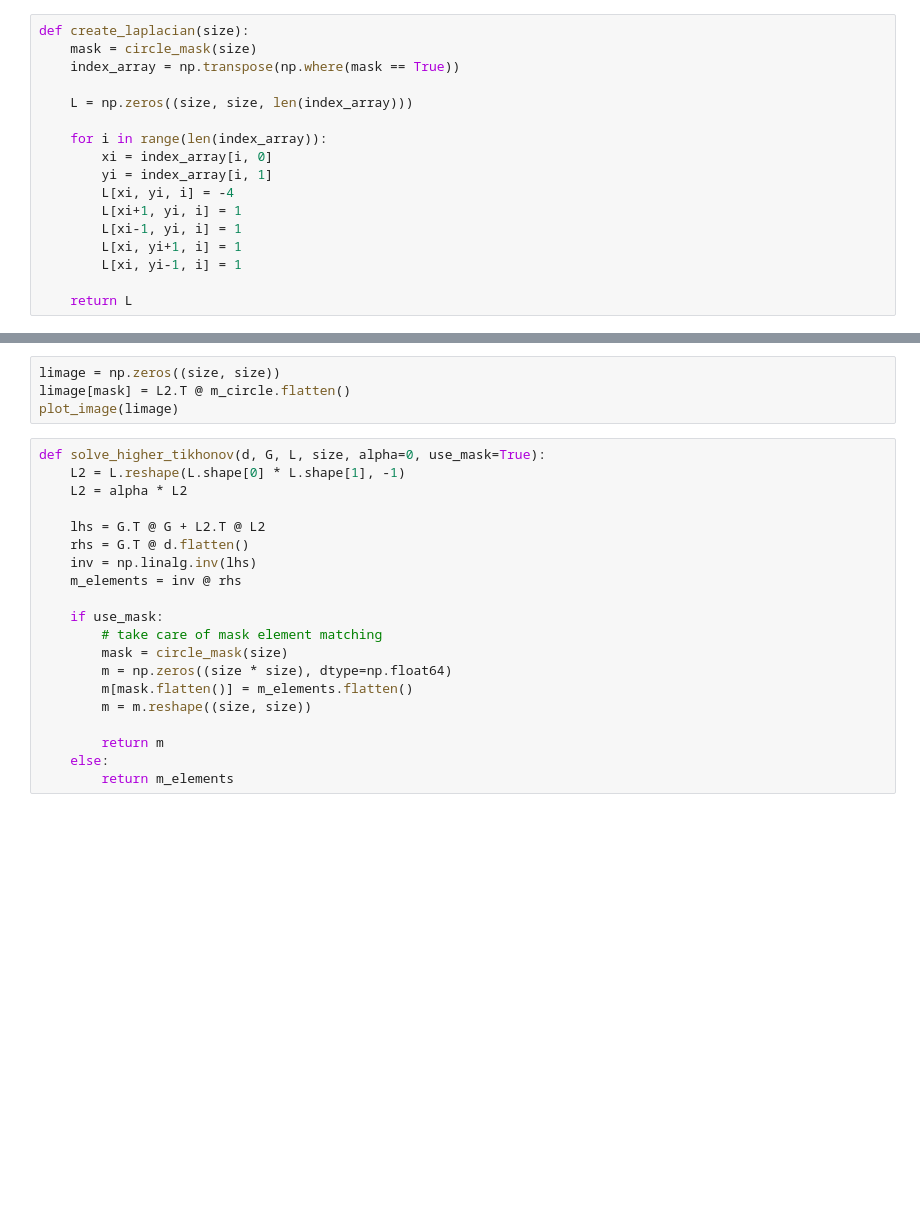
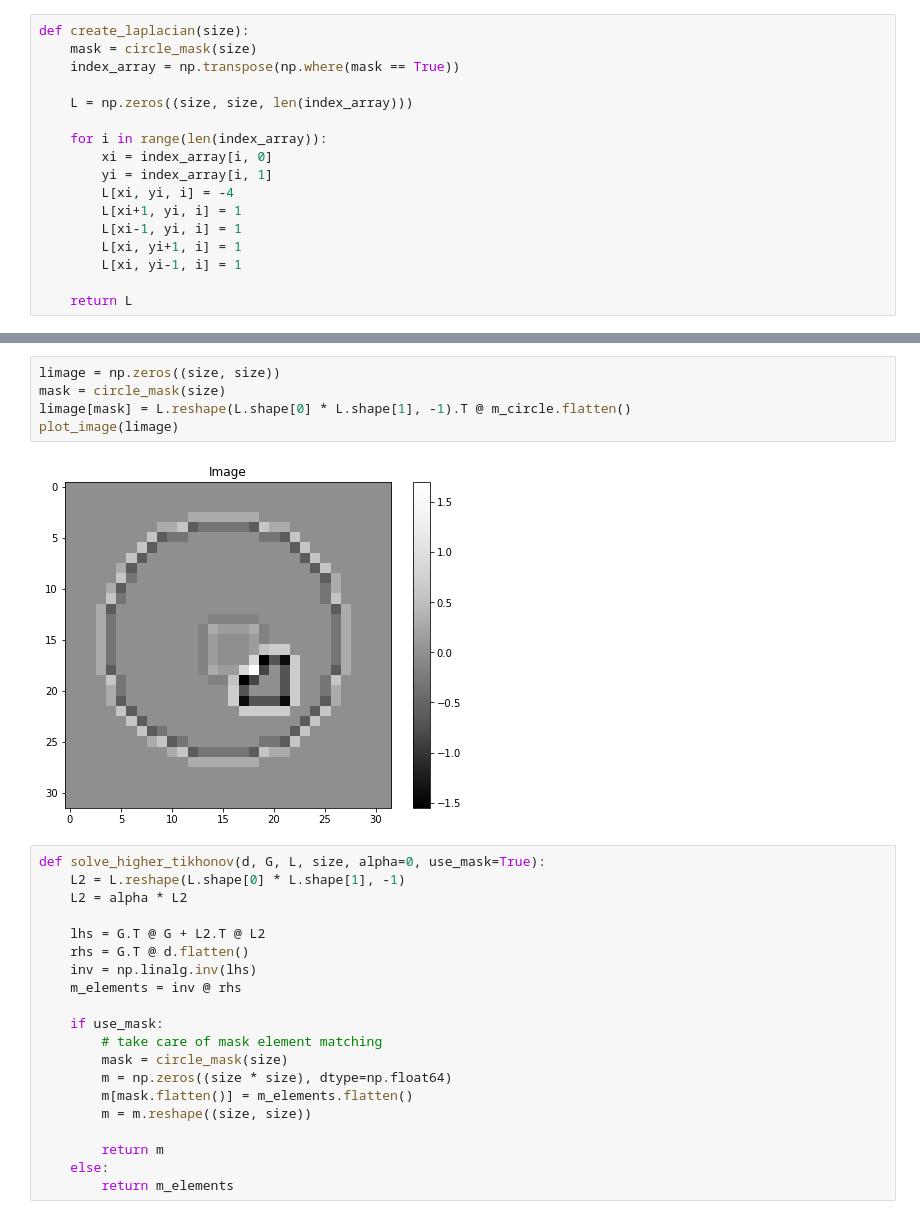
Before and after one commit to abnowack/inverse_problem_lecture, a Jupyter notebook: Inverse Problem Lecture.ipynb, the cells around one changed output, grey strips where cells are left out. Cells and saved outputs as stored; diff of their text form; blank space fills up the shorter version.

Commit message:
add images

```diff
--- a/Inverse Problem Lecture.ipynb
+++ b/Inverse Problem Lecture.ipynb
@@ -398,7 +434,10 @@ plot_image(L[:, :, 50])
 # %%
 limage = np.zeros((size, size))
-limage[mask] = L2.T @ m_circle.flatten()
+mask = circle_mask(size)
+limage[mask] = L.reshape(L.shape[0] * L.shape[1], -1).T @ m_circle.flatten()
 plot_image(limage)
+# %% [output]
+[figure, added]
 # %%
 def solve_higher_tikhonov(d, G, L, size, alpha=0, use_mask=True):
     L2 = L.reshape(L.shape[0] * L.shape[1], -1)
```
Also changed, not shown: parts of 19 cells of this notebook.
